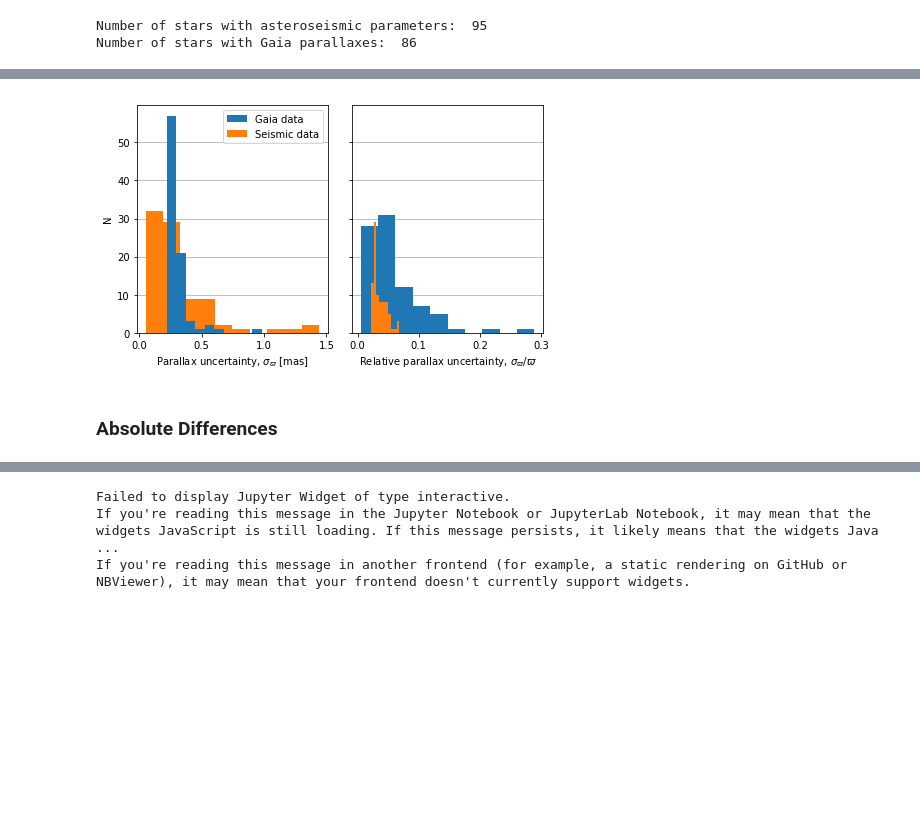
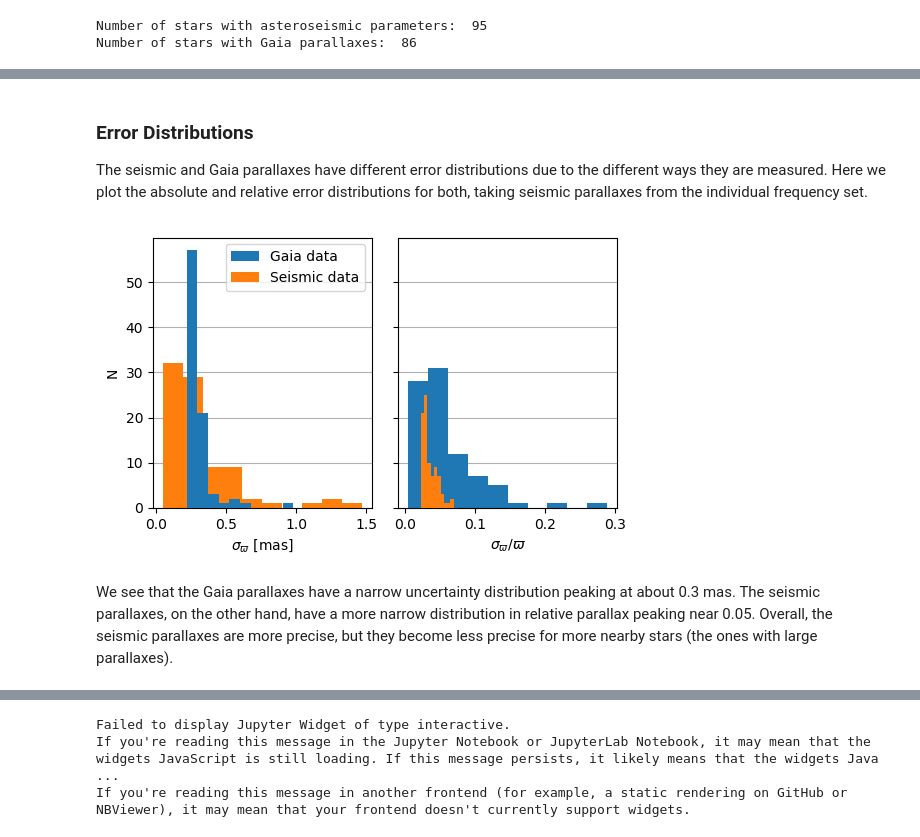
Before and after one commit to teokem/project-work-csahlholdt, a Jupyter notebook: project.ipynb, the cells around one changed output, grey strips where cells are left out. Saved outputs shown, nothing was run; the diff lists cells and outputs as text; code cells hidden in the pictures; blank space fills up the shorter version.

```diff
--- a/project.ipynb
+++ b/project.ipynb
@@ -37,3 +128,7 @@ import pandas as pd
 import matplotlib as mpl
 import matplotlib.pyplot as plt
 from matplotlib.ticker import ScalarFormatter
+# %%
+# The default matplotlib settings are restored (just to be sure) and the default figure size is updated
+plt.rcParams.update(mpl.rcParamsDefault)
+plt.rcParams.update({'figure.figsize': (5, 5)})
@@ -40,14 +137,16 @@ from matplotlib.ticker import ScalarFormatter
 # %%
+# Names to use for the columns in the different files
 obs_names = ['ID', 'teff', 'teff_unc', 'feh', 'feh_unc', 'dnu', 'dnu_unc',
              'numax', 'numax_unc', 'angdiam', 'angdiam_unc']
 mass_rad_names = ['ID', 'rad', 'rad_unc', 'mass', 'mass_unc', 'logg', 'logg_unc']
 plx_names = ['ID', 'plx', 'plx_unc']
 
+# Read data into DataFrames
 star_obs = pd.read_table('data/star_obs.txt', header=None, skiprows=10,
                          names=obs_names, index_col=0)
-star_mr = pd.read_table('data/star_mass_rad.txt', header=None, skiprows=3,
+star_mr = pd.read_table('data/star_mass_rad.txt', header=None, skiprows=8,
                          names=mass_rad_names, index_col=0)
-star_plx = pd.read_table('data/star_par.txt', header=None, skiprows=3,
+star_plx = pd.read_table('data/star_par.txt', header=None, skiprows=6,
                          names=plx_names, index_col=0)
 
 print('Number of stars with asteroseismic parameters: ', len(star_mr))
@@ -141,15 +300,22 @@ sa.dnu_scal_unc, sa.numax_scal_unc = scal_dn_unc(sa.mass, sa.mass_unc,
 # %%
 def plx_ast(rad, angdiam):
+    '''
+    Calculate the parallax based on a radius and angular diameter.
+    '''
     # Constants
     radsun = 6.95508e5
     pc_conv = 6.685e-6
 
+    # Diameter and parallax
     diam = 2 * rad * radsun
     plx = 1000 / (pc_conv * diam/angdiam)
 
     return plx
 
 def plx_ast_unc(rad, rad_unc, angdiam, angdiam_unc, n_MC=1000):
+    '''
+    Calculate uncertainties on parallaxes using MC sampling.
+    '''
     n = len(rad)
     plx_unc = np.zeros(n)
 
@@ -178,20 +346,26 @@ sa.plx_scal_unc = plx_ast_unc(sa.rad_scal, sa.rad_scal_unc, sa.angdiam, sa.angdi
+# %% [markdown]
+### Error Distributions <a class="anchor" id="err_dist"></a>
+
+The seismic and Gaia parallaxes have different error distributions due to the different ways they are measured.
+Here we plot the absolute and relative error distributions for both, taking seismic parallaxes from the individual frequency set.
 # %%
-fig, (ax1, ax2) = plt.subplots(1, 2, sharey=True, figsize=(6.5, 4.0))
+fig, (ax1, ax2) = plt.subplots(1, 2, sharey=True, figsize=(5.5, 3.5))
 ax1.hist(sa.plx_unc, alpha=1, label='Gaia data', zorder=3)
 ax1.hist(sa.plx_rad_unc, alpha=1, label='Seismic data', zorder=2)
-ax2.hist(sa.plx_unc/sa.plx, alpha=1, zorder=2)
-ax2.hist(sa.plx_rad_unc/sa.plx_rad, alpha=1, zorder=3)
+ax2.hist(sa.plx_unc/sa.plx, alpha=1, label='Gaia data', zorder=2)
+ax2.hist(sa.plx_rad_unc/sa.plx_rad, alpha=1, label='Seismic data', zorder=3)
 
 ax1.set_ylabel('N')
-ax1.set_xlabel(r'Parallax uncertainty, $\sigma_{\varpi}$ [mas]')
-ax2.set_xlabel(r'Relative parallax uncertainty, $\sigma_{\varpi} / \varpi$')
+ax1.set_xlabel(r'$\sigma_{\varpi}$ [mas]')
+ax2.set_xlabel(r'$\sigma_{\varpi} / \varpi$')
 ax1.grid(axis='y', zorder=0)
 ax2.grid(axis='y', zorder=0)
 ax1.legend()
 
 fig.tight_layout()
 fig.savefig('figures/plx_hist.pdf')
+plt.show()
 # %% [output]
-[figure, old version]
+[figure, new version]
-# %% [markdown]
-### Absolute Differences <a class="anchor" id="abs_diff"></a>
+# %% [markdown]
+We see that the Gaia parallaxes have a narrow uncertainty distribution peaking at about 0.3 mas. The seismic parallaxes, on the other hand, have a more narrow distribution in relative parallax peaking near 0.05. Overall, the seismic parallaxes are more precise, but they become less precise for more nearby stars (the ones with large parallaxes).
```
Also changed, not shown: parts of 56 cells of this notebook.
